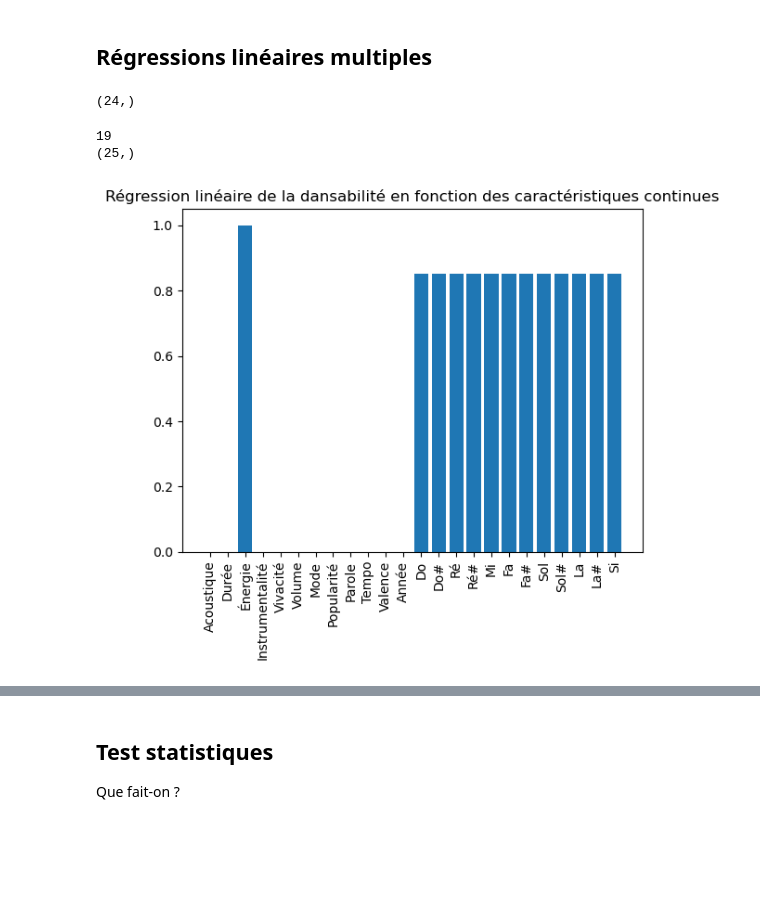
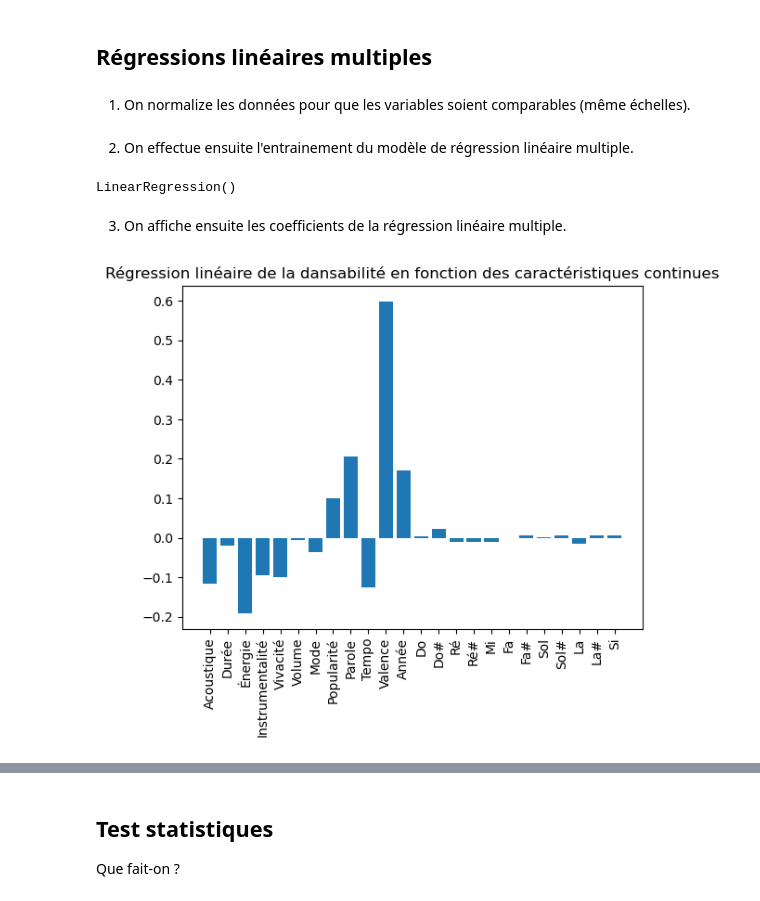
Before and after one commit to AlixANNERAUD/Music_danceability_prediction, a Jupyter notebook: Projet.ipynb, the cells around one changed output, grey strips where cells are left out. Drawn from its saved outputs; the diff is of its cells as text; code cells hidden in the pictures; blank space fills up the shorter version.

Commit message:
Regression enfin fonctionnelle

```diff
--- a/Projet.ipynb
+++ b/Projet.ipynb
@@ -122,9 +130,10 @@ for i in range(n):
 
 Lignes, Colones = Quantitatives_Variables.shape
 
-Danceability = Quantitatives_Variables[:,danceability]
+print(danceability)
 
-print(Quantitatives_Variables[0])
+Danceability = np.array(Data[:, danceability], dtype=np.float64).T
+
 
 print(f"Le jeu de donné contient {Colones} variables pour {Lignes} observations.")
 # %% [output]
@@ -260,30 +265,35 @@ On remarque par ailleurs que certaines variables semblent correlés entre elles
 Eighenvalues, Eighenvectors = np.linalg.eigh(Correlation_Matrix)
 # %% [markdown]
 ## Régressions linéaires multiples
-# %%
-Linear_Regressions = np.concatenate((Quantitatives_Variables, np.ones((Lignes, 1))), axis=1)
-
-Linear_Reg = LinearRegression()
-Linear_Reg.fit(Quantitatives_Variables, Danceability)
-
-print(Linear_Reg.coef_.shape)
-# %% [output]
-(24,)
+# %% [markdown]
+1. On normalize les données pour que les variables soient comparables (même échelles).
+# %%
+Scaler = StandardScaler()
+
+Quantitatives_Variables_Scaled = Scaler.fit_transform(Quantitatives_Variables)  # On le refait histoire de pas avoir de problèmes
+Danceability_Scaled = Scaler.fit_transform(Danceability.reshape(-1, 1))
+# %% [markdown]
+2. On effectue ensuite l'entrainement du modèle de régression linéaire multiple.
+# %%
+Model = LinearRegression()
+Model.fit(Quantitatives_Variables_Scaled, Danceability_Scaled)
+# %% [output]
+LinearRegression()
+# %% [markdown]
+3. On affiche ensuite les coefficients de la régression linéaire multiple.
 # %%
+#Alpha = np.linalg.solve(Modelressions.T @ Modelressions, Modelressions.T @ Danceability)
+#print(p)
+#print(Alpha)
+#
+#print(Alpha[:-1].shape)
 
-
-Alpha = np.linalg.solve(Linear_Regressions.T @ Linear_Regressions, Linear_Regressions.T @ Danceability)
-print(p)
-print(Alpha.shape)
-
-plt.bar(np.arange(Colones), Alpha[:-1])
+plt.bar(np.arange(Colones), Model.coef_[0])
 plt.title("Régression linéaire de la dansabilité en fonction des caractéristiques continues")
 plt.xticks(np.arange(Colones), Quantitatives_Variables_Labels, rotation='vertical')
 plt.savefig("./Images/Régression linéaire de la dansabilité en fonction des caractéristiques continues.svg")
 plt.show()
 # %% [output]
-19
-(25,)
-[figure, old version]
+[figure, new version]
 # %% [markdown]
 On se rend alors compte compte que les variables favorisant le plus à la danceabilité d'une musique sont :
```
Also changed, not shown: parts of 10 cells of this notebook, 8 other files.
